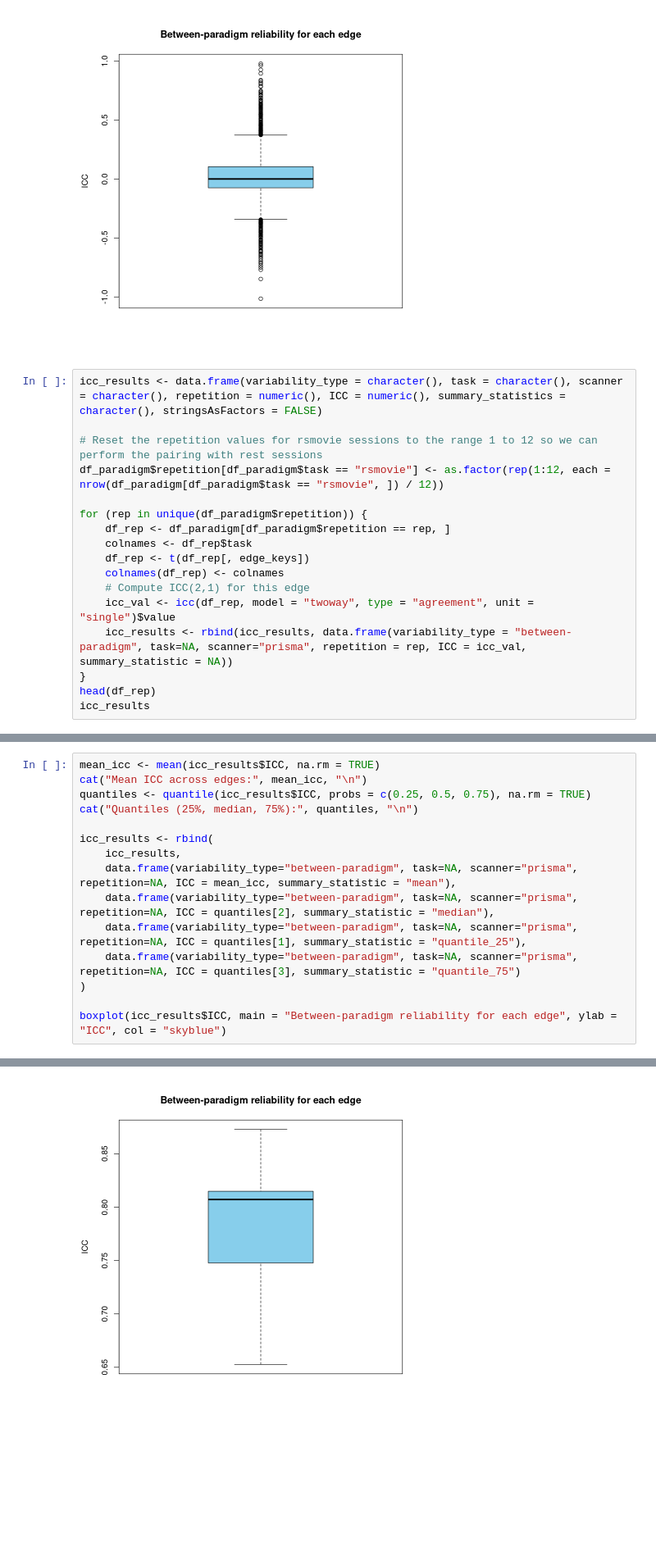
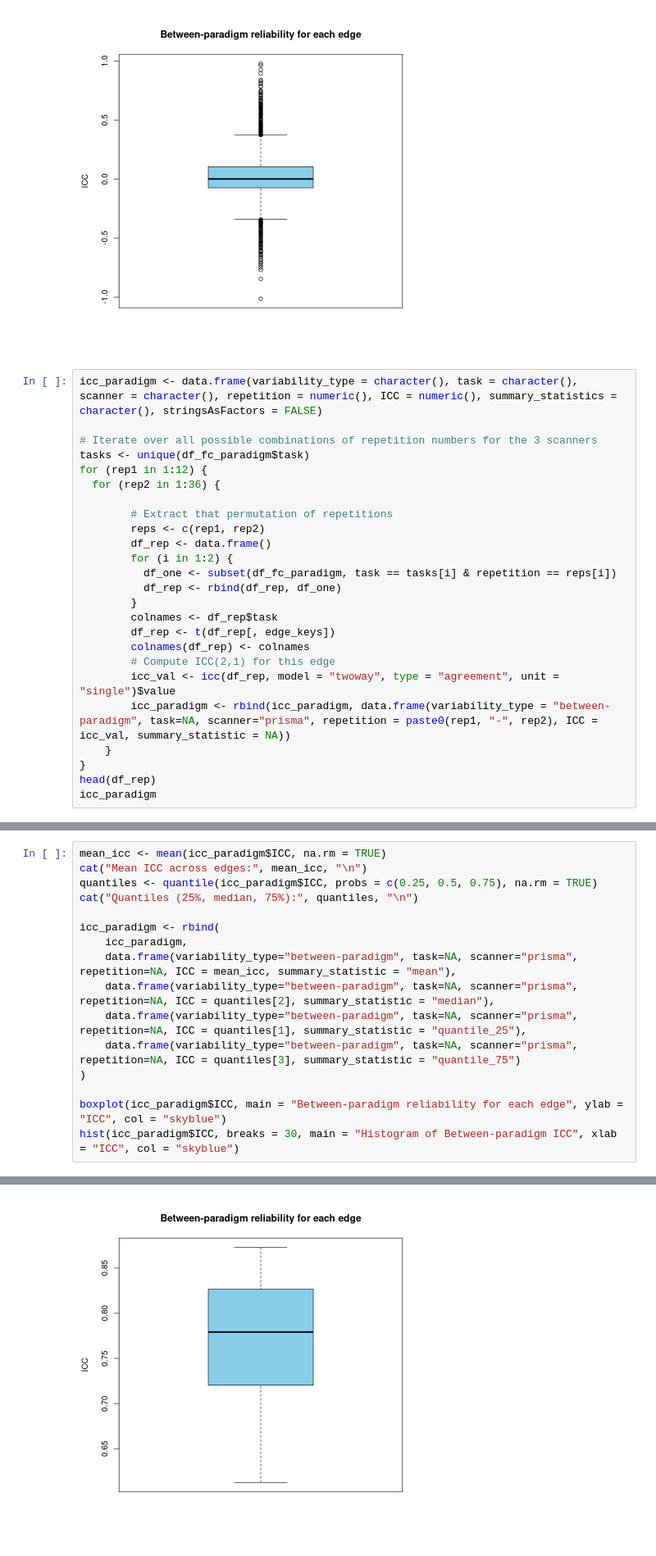
Before and after one commit to celprov/hcph-sops, a Jupyter notebook: docs/analysis/icc.ipynb, the cells around one changed output, grey strips where cells are left out. Shown at 82% size. Cells and saved outputs as stored; diff of their text form; blank space fills up the shorter version.

```diff
--- a/docs/analysis/icc.ipynb
+++ b/docs/analysis/icc.ipynb
@@ -440,22 +409,30 @@ Mean ICC across edges: 0.01970949
 Median ICC across edges: 0.780564
 [figure]
 # %%
-icc_results <- data.frame(variability_type = character(), task = character(), scanner = character(), repetition = numeric(), ICC = numeric(), summary_statistics = character(), stringsAsFactors = FALSE)
+icc_paradigm <- data.frame(variability_type = character(), task = character(), scanner = character(), repetition = numeric(), ICC = numeric(), summary_statistics = character(), stringsAsFactors = FALSE)
 
-# Reset the repetition values for rsmovie sessions to the range 1 to 12 so we can perform the pairing with rest sessions
-df_paradigm$repetition[df_paradigm$task == "rsmovie"] <- as.factor(rep(1:12, each = nrow(df_paradigm[df_paradigm$task == "rsmovie", ]) / 12))
+# Iterate over all possible combinations of repetition numbers for the 3 scanners
+tasks <- unique(df_fc_paradigm$task)
+for (rep1 in 1:12) {
+  for (rep2 in 1:36) {
 
-for (rep in unique(df_paradigm$repetition)) {
-    df_rep <- df_paradigm[df_paradigm$repetition == rep, ]
-    colnames <- df_rep$task
-    df_rep <- t(df_rep[, edge_keys])
-    colnames(df_rep) <- colnames
-    # Compute ICC(2,1) for this edge
-    icc_val <- icc(df_rep, model = "twoway", type = "agreement", unit = "single")$value
-    icc_results <- rbind(icc_results, data.frame(variability_type = "between-paradigm", task=NA, scanner="prisma", repetition = rep, ICC = icc_val, summary_statistic = NA))
+        # Extract that permutation of repetitions
+        reps <- c(rep1, rep2)
+        df_rep <- data.frame()
+        for (i in 1:2) {
+          df_one <- subset(df_fc_paradigm, task == tasks[i] & repetition == reps[i])
+          df_rep <- rbind(df_rep, df_one)
+        }
+        colnames <- df_rep$task
+        df_rep <- t(df_rep[, edge_keys])
+        colnames(df_rep) <- colnames
+        # Compute ICC(2,1) for this edge
+        icc_val <- icc(df_rep, model = "twoway", type = "agreement", unit = "single")$value
+        icc_paradigm <- rbind(icc_paradigm, data.frame(variability_type = "between-paradigm", task=NA, scanner="prisma", repetition = paste0(rep1, "-", rep2), ICC = icc_val, summary_statistic = NA))
+    }
 }
 head(df_rep)
-icc_results
+icc_paradigm
 # %% [output]
 A matrix: 6 × 2 of type dbl
 |  | rest | rsmovie |
@@ -483,16 +464,17 @@ A data.frame: 12 × 6
 # %%
-mean_icc <- mean(icc_results$ICC, na.rm = TRUE)
+mean_icc <- mean(icc_paradigm$ICC, na.rm = TRUE)
 cat("Mean ICC across edges:", mean_icc, "\n")
-quantiles <- quantile(icc_results$ICC, probs = c(0.25, 0.5, 0.75), na.rm = TRUE)
+quantiles <- quantile(icc_paradigm$ICC, probs = c(0.25, 0.5, 0.75), na.rm = TRUE)
 cat("Quantiles (25%, median, 75%):", quantiles, "\n")
 
-icc_results <- rbind(
-    icc_results,
+icc_paradigm <- rbind(
+    icc_paradigm,
     data.frame(variability_type="between-paradigm", task=NA, scanner="prisma", repetition=NA, ICC = mean_icc, summary_statistic = "mean"),
     data.frame(variability_type="between-paradigm", task=NA, scanner="prisma", repetition=NA, ICC = quantiles[2], summary_statistic = "median"),
     data.frame(variability_type="between-paradigm", task=NA, scanner="prisma", repetition=NA, ICC = quantiles[1], summary_statistic = "quantile_25"),
     data.frame(variability_type="between-paradigm", task=NA, scanner="prisma", repetition=NA, ICC = quantiles[3], summary_statistic = "quantile_75")
 )
 
-boxplot(icc_results$ICC, main = "Between-paradigm reliability for each edge", ylab = "ICC", col = "skyblue")
+boxplot(icc_paradigm$ICC, main = "Between-paradigm reliability for each edge", ylab = "ICC", col = "skyblue")
+hist(icc_paradigm$ICC, breaks = 30, main = "Histogram of Between-paradigm ICC", xlab = "ICC", col = "skyblue")
 # %% [output]
@@ -501 +483 @@ Quantiles (25%, median, 75%): 0.7436711 0.8074761 0.8187594
-[figure, old version]
+[figure, new version]
```
Also changed, not shown: parts of 6 cells of this notebook.
